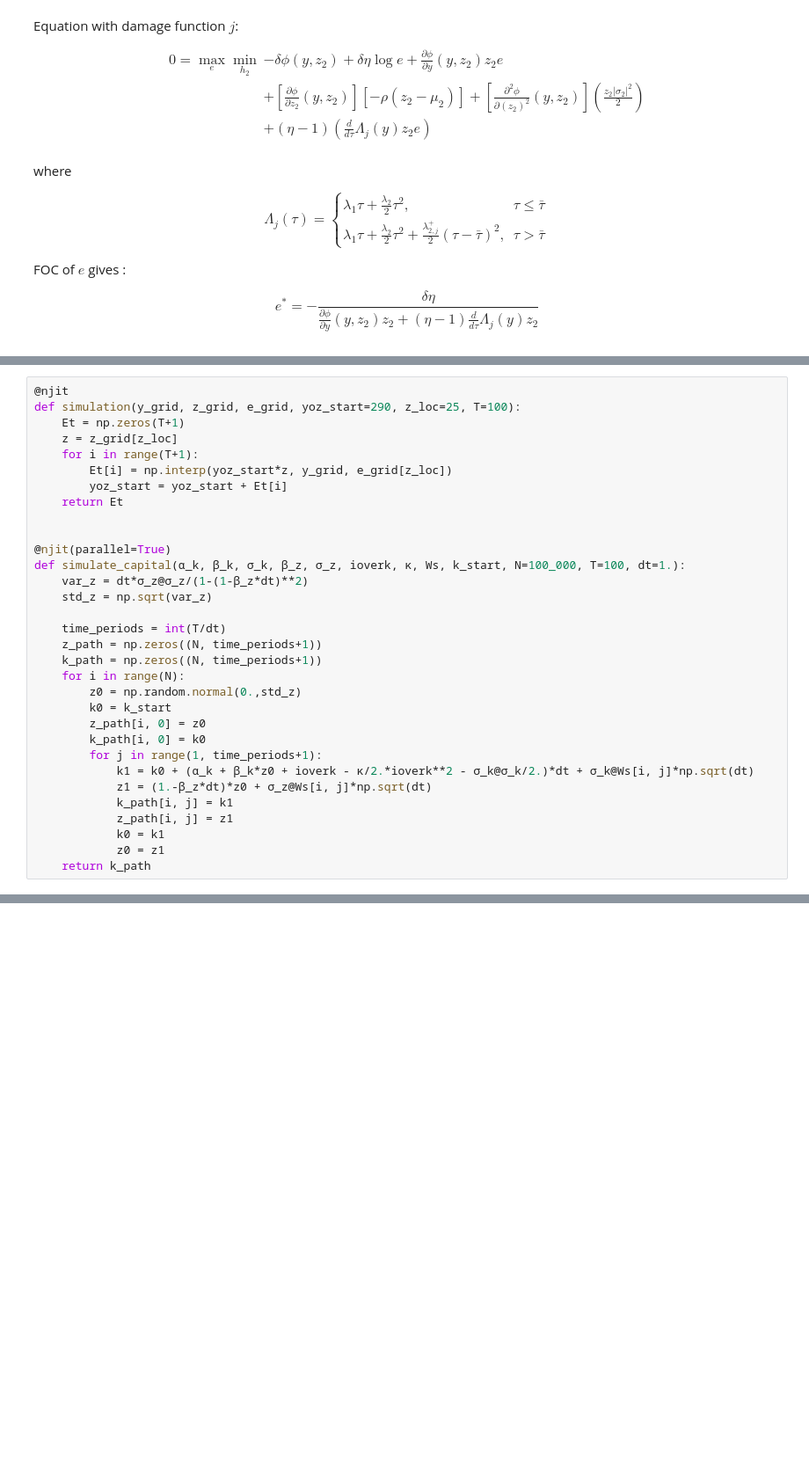
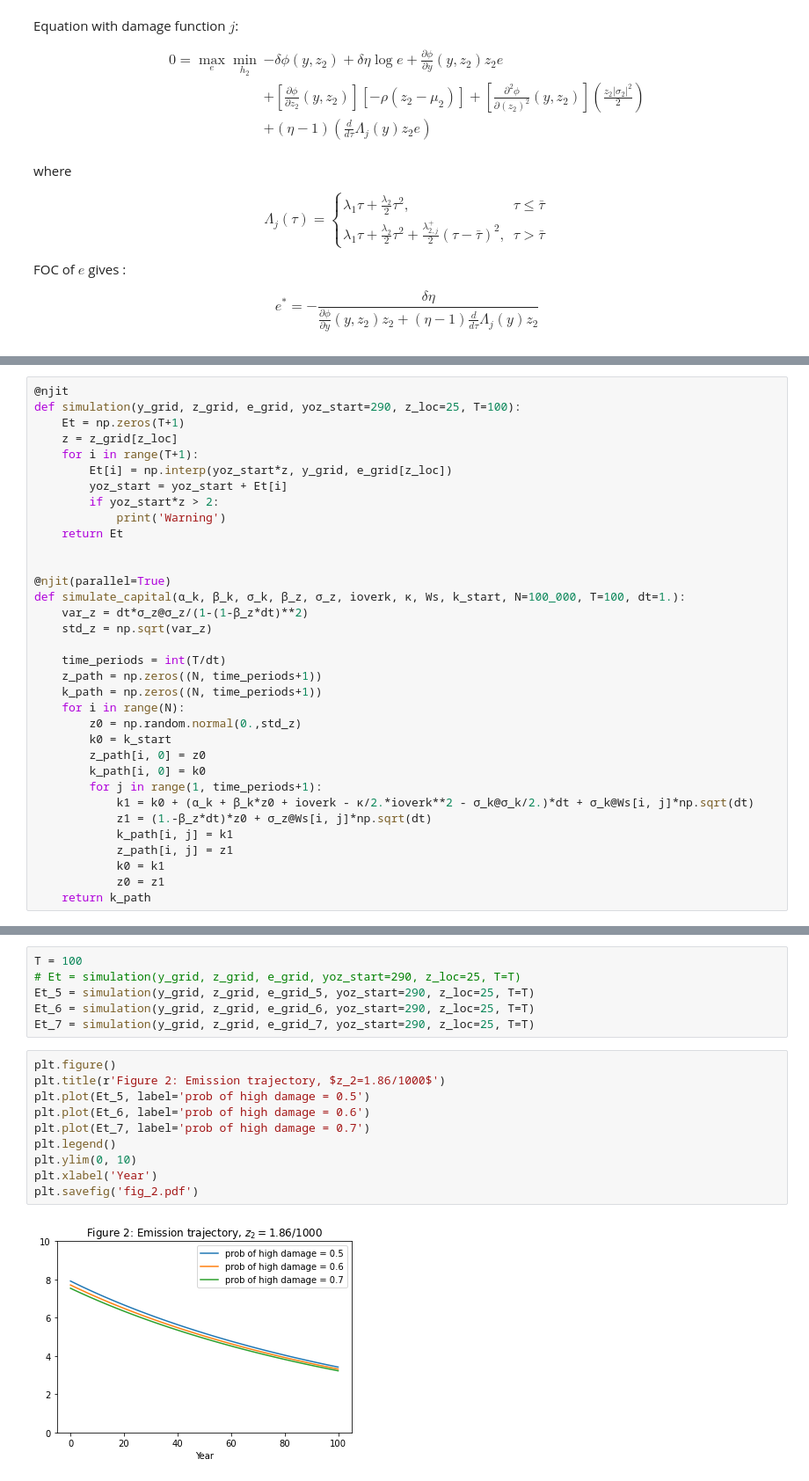
Before and after one commit to lphansen/ClimateUncertaintySpillover, a Jupyter notebook: notebook/BH_modified_dynamic_damage.ipynb, the cells around one changed output, grey strips where cells are left out. Shown: that part at 88% size. Drawn from its saved outputs; the diff is of its cells as text; blank space fills up the shorter version.

```diff
--- a/notebook/BH_modified_dynamic_damage.ipynb
+++ b/notebook/BH_modified_dynamic_damage.ipynb
@@ -143,6 +179,8 @@ def simulation(y_grid, z_grid, e_grid, yoz_start=290, z_loc=25, T=100):
     for i in range(T+1):
         Et[i] = np.interp(yoz_start*z, y_grid, e_grid[z_loc])
         yoz_start = yoz_start + Et[i]
+        if yoz_start*z > 2:
+            print('Warning')
     return Et
 
 
@@ -178,3 +208,21 @@ plt.xlabel('Year')
+# %%
+T = 100
+# Et = simulation(y_grid, z_grid, e_grid, yoz_start=290, z_loc=25, T=T)
+Et_5 = simulation(y_grid, z_grid, e_grid_5, yoz_start=290, z_loc=25, T=T)
+Et_6 = simulation(y_grid, z_grid, e_grid_6, yoz_start=290, z_loc=25, T=T)
+Et_7 = simulation(y_grid, z_grid, e_grid_7, yoz_start=290, z_loc=25, T=T)
+# %%
+plt.figure()
+plt.title(r'Figure 2: Emission trajectory, $z_2=1.86/1000$')
+plt.plot(Et_5, label='prob of high damage = 0.5')
+plt.plot(Et_6, label='prob of high damage = 0.6')
+plt.plot(Et_7, label='prob of high damage = 0.7')
+plt.legend()
+plt.ylim(0, 10)
+plt.xlabel('Year')
+plt.savefig('fig_2.pdf')
+# %% [output]
+[figure, added]
 # %% [markdown]
 ## SCC computation
 
```
Also changed, not shown: parts of 7 cells of this notebook, 3 other files.
